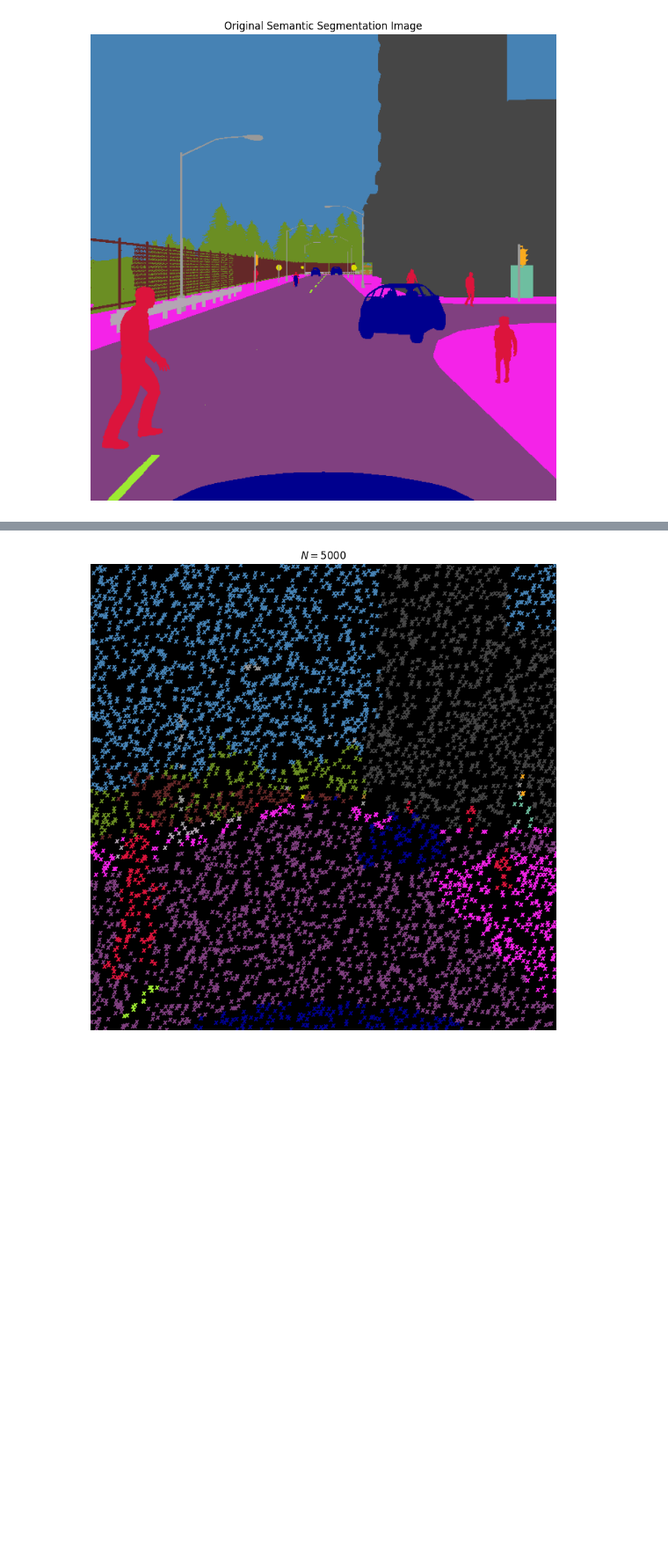
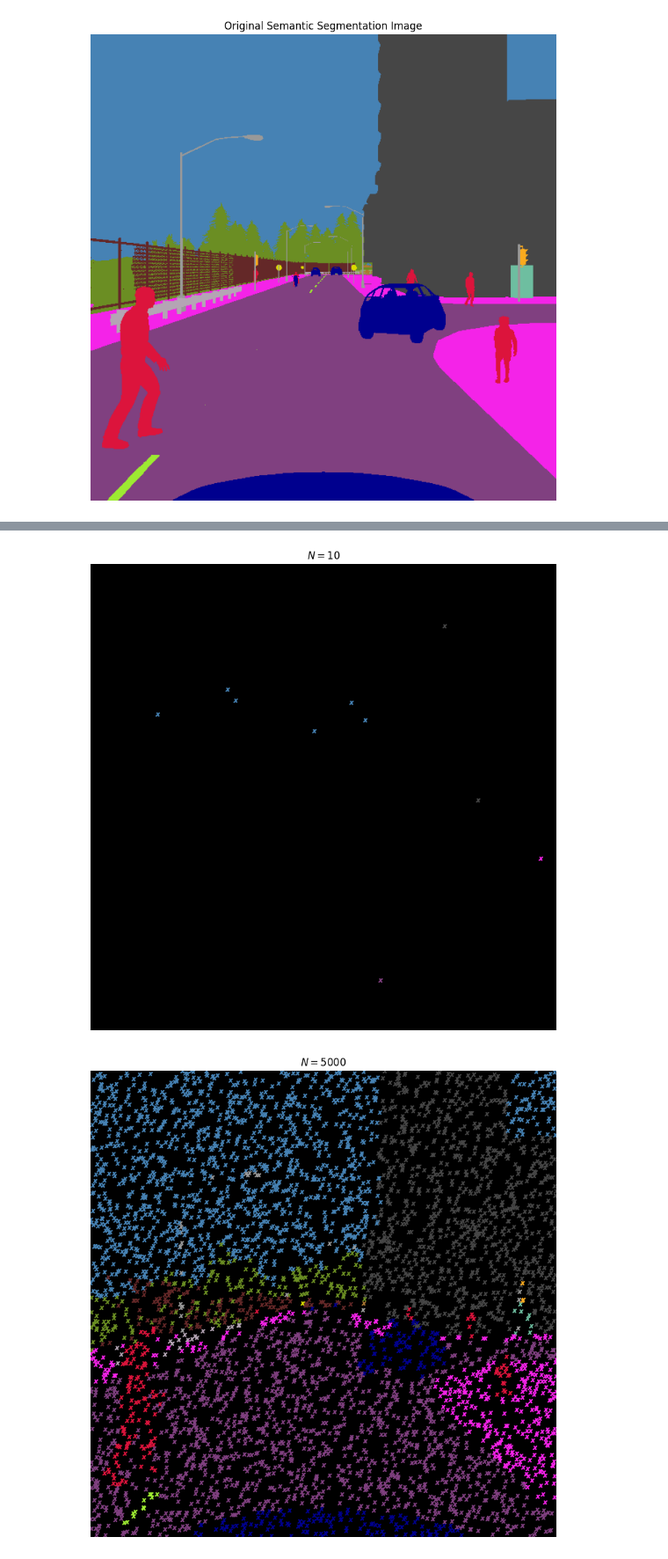
Before and after one commit to yixiao1/CILv2_multiview, a Jupyter notebook: 14_imperfect_ss.ipynb, the cells around one changed output, grey strips where cells are left out. Shown at 88% size. Cells and saved outputs as stored; diff of their text form; code cells hidden in the pictures; blank space fills up the shorter version.

Commit message:
Low data regine exps update; dense + empty exps; attn as input exps; unify `data_tools.py` cli names; multi-lane town test data in Town03

```diff
--- a/14_imperfect_ss.ipynb
+++ b/14_imperfect_ss.ipynb
@@ -383,3 +383,21 @@ plt.show()
+# %%
+labels = get_labels(s, points)
+
+# Let's plot the points with their labels as their colors (just the RGB values)
+# with a colorbar to show the class names. Do this in a black image.
+
+# Create a black image
+black_img = np.zeros_like(s[:, :, :3], dtype=np.uint8)
+
+# Plot the points on top of the image
+plt.figure(figsize=(10, 10))
+plt.imshow(black_img, vmin=0, vmax=255, cmap='gray')
+plt.scatter(points[:, 1], points[:, 0], s=20, c=labels/255.0, marker='$x$')
+plt.title(f'$N={points.shape[0]}$')
+plt.axis('off')
+plt.show()
+# %% [output]
+[figure, added]
 # %%
 labels = get_labels(segmented_img, points)
 
```
Also changed, not shown: parts of 11 cells of this notebook, 44 other files.
